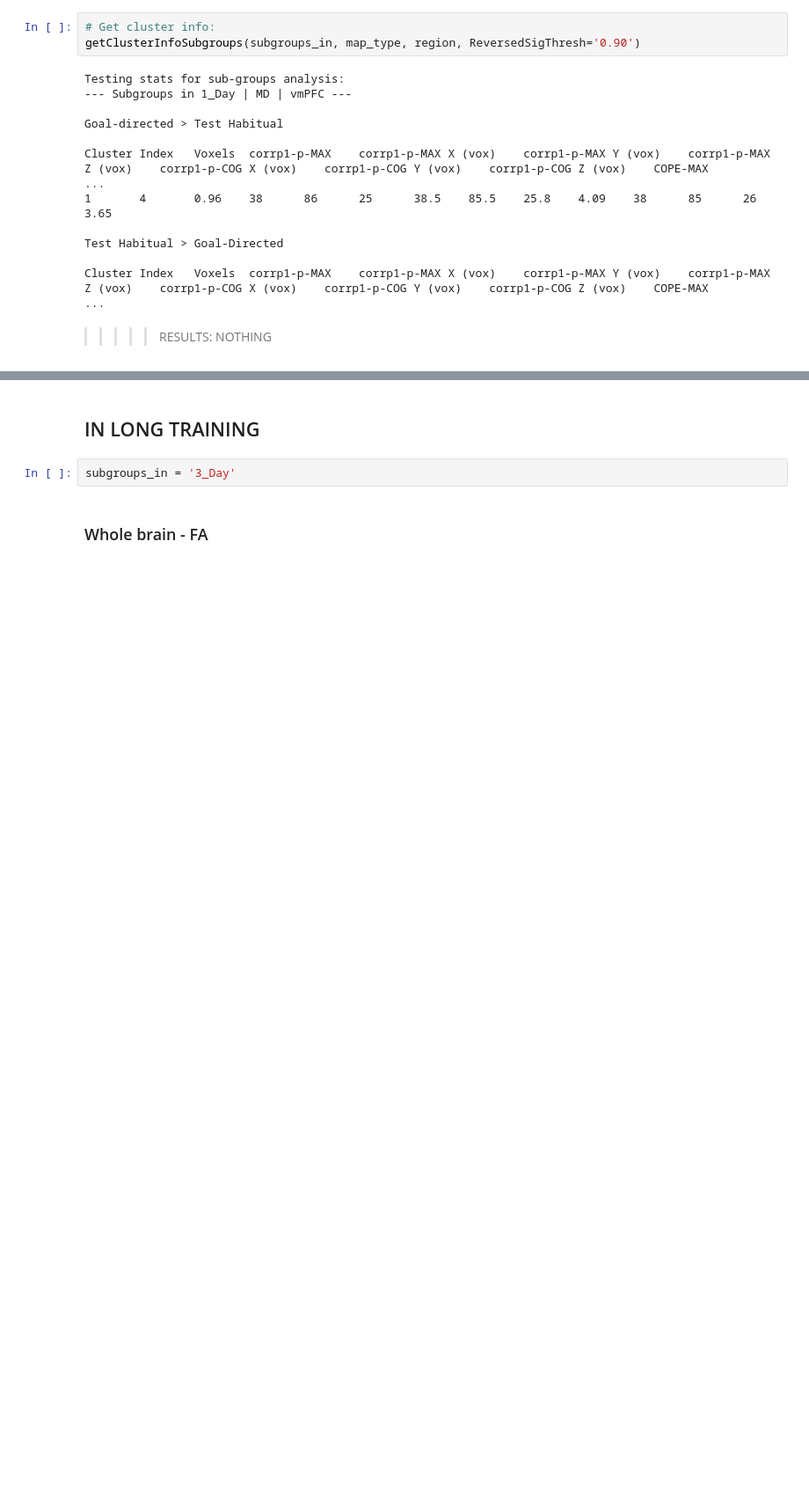
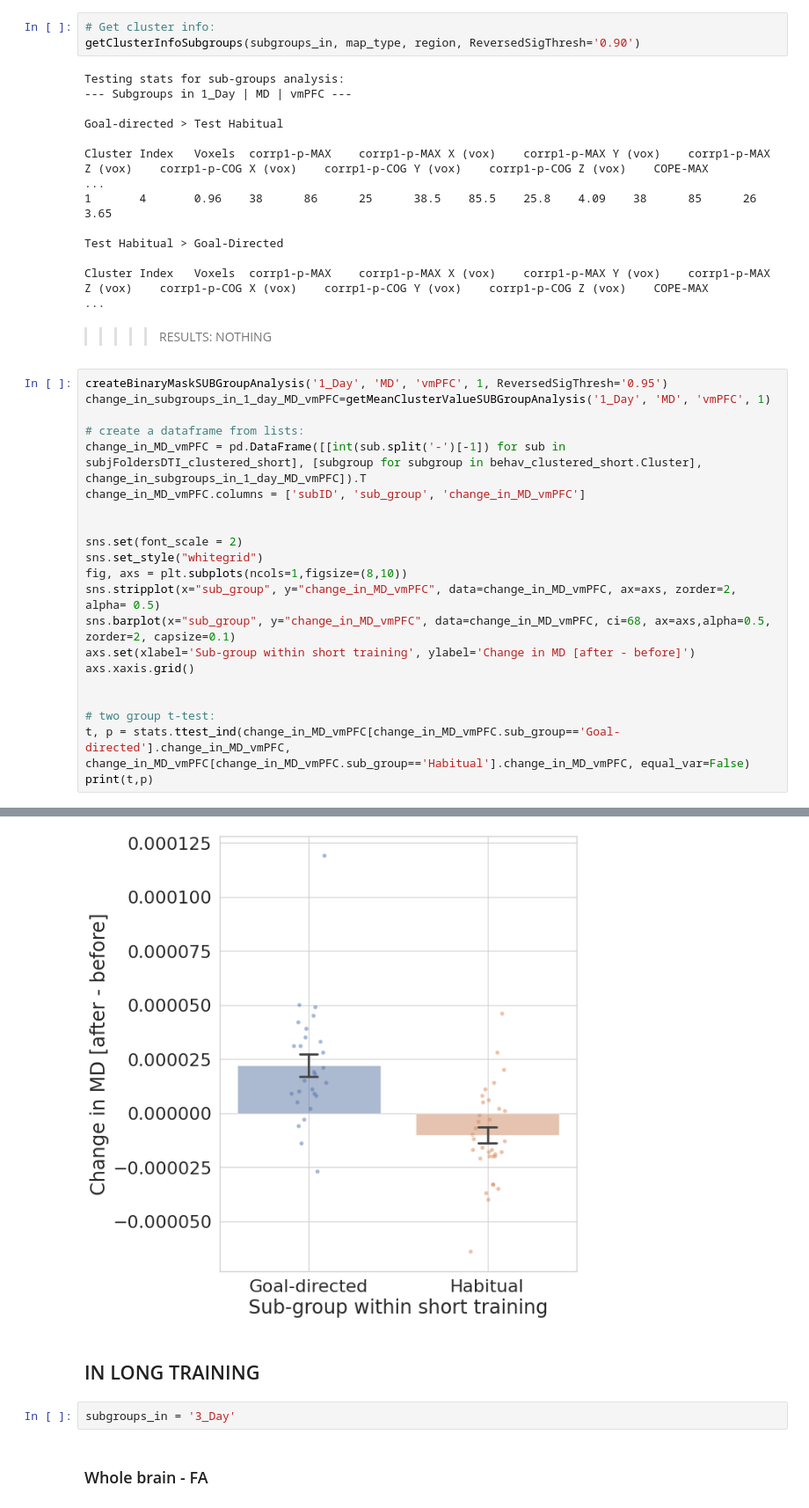
Before and after one commit to ranigera/DTI_MD_FA_analysis, a Jupyter notebook: DWI_pipelineV2_PLOTS.ipynb, the cells around one changed output, grey strips where cells are left out. Shown at 88% size. Saved outputs shown, nothing was run; the diff lists cells and outputs as text; blank space fills up the shorter version.

```diff
--- a/DWI_pipelineV2_PLOTS.ipynb
+++ b/DWI_pipelineV2_PLOTS.ipynb
@@ -1568,3 +1590,25 @@ Test Habitual > Goal-Directed
 Cluster Index   Voxels  corrp1-p-MAX    corrp1-p-MAX X (vox)    corrp1-p-MAX Y (vox)    corrp1-p-MAX Z (vox)    corrp1-p-COG X (vox)    corrp1-p-COG Y (vox)    corrp1-p-COG Z (vox)    COPE-MAX         ...
 # %% [markdown]
 >>>>> RESULTS: NOTHING
+# %%
+createBinaryMaskSUBGroupAnalysis('1_Day', 'MD', 'vmPFC', 1, ReversedSigThresh='0.95')
+change_in_subgroups_in_1_day_MD_vmPFC=getMeanClusterValueSUBGroupAnalysis('1_Day', 'MD', 'vmPFC', 1)
+
+# create a dataframe from lists:
+change_in_MD_vmPFC = pd.DataFrame([[int(sub.split('-')[-1]) for sub in subjFoldersDTI_clustered_short], [subgroup for subgroup in behav_clustered_short.Cluster], change_in_subgroups_in_1_day_MD_vmPFC]).T
+change_in_MD_vmPFC.columns = ['subID', 'sub_group', 'change_in_MD_vmPFC']
+
+
+sns.set(font_scale = 2)
+sns.set_style("whitegrid")
+fig, axs = plt.subplots(ncols=1,figsize=(8,10))
+sns.stripplot(x="sub_group", y="change_in_MD_vmPFC", data=change_in_MD_vmPFC, ax=axs, zorder=2, alpha= 0.5)
+sns.barplot(x="sub_group", y="change_in_MD_vmPFC", data=change_in_MD_vmPFC, ci=68, ax=axs,alpha=0.5, zorder=2, capsize=0.1)
+axs.set(xlabel='Sub-group within short training', ylabel='Change in MD [after - before]')
+axs.xaxis.grid()
+
+
+# two group t-test:
+t, p = stats.ttest_ind(change_in_MD_vmPFC[change_in_MD_vmPFC.sub_group=='Goal-directed'].change_in_MD_vmPFC, change_in_MD_vmPFC[change_in_MD_vmPFC.sub_group=='Habitual'].change_in_MD_vmPFC, equal_var=False)
+print(t,p)
+# %% [output]
@@ -1571,3 +1625,4 @@ Cluster Index   Voxels  corrp1-p-MAX    corrp1-p-MAX X (vox)    corrp1-p-MAX Y (
+[figure, added]
 # %% [markdown]
 ## IN LONG TRAINING
 # %%
```
Also changed, not shown: parts of 12 cells of this notebook, 2 other files.
